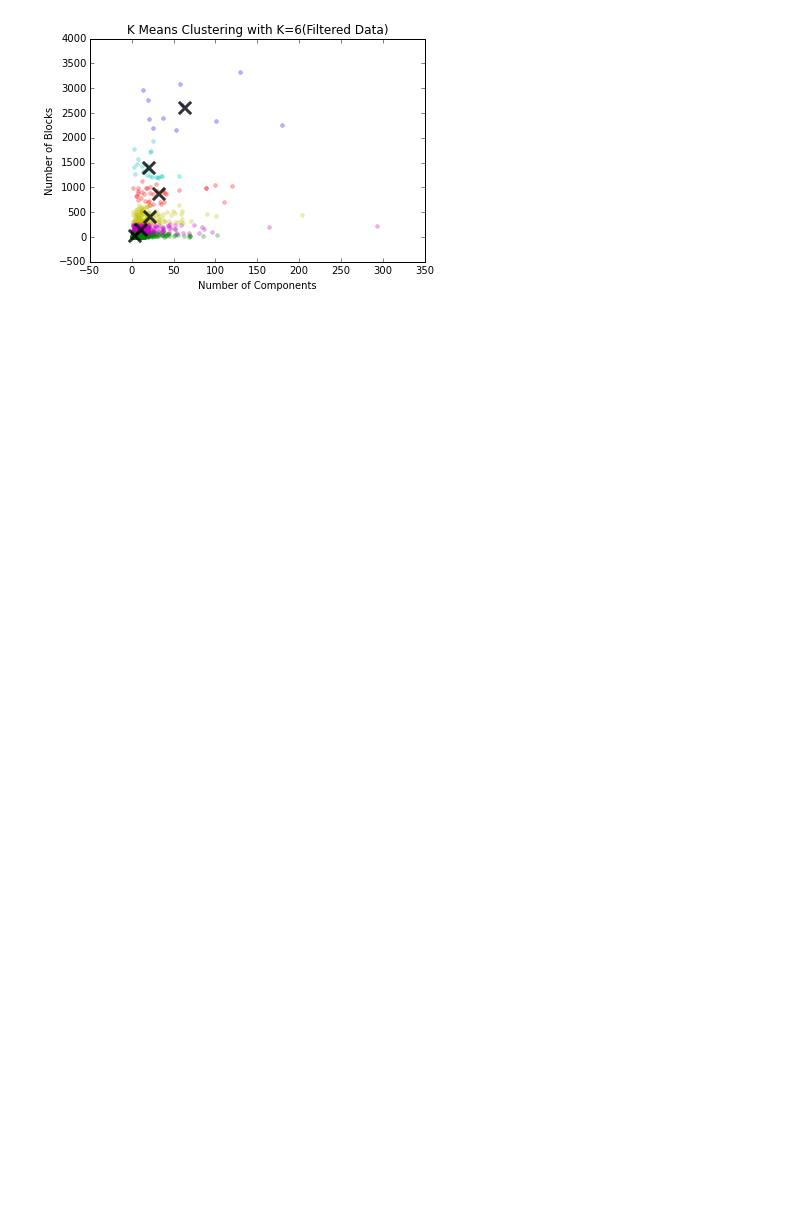
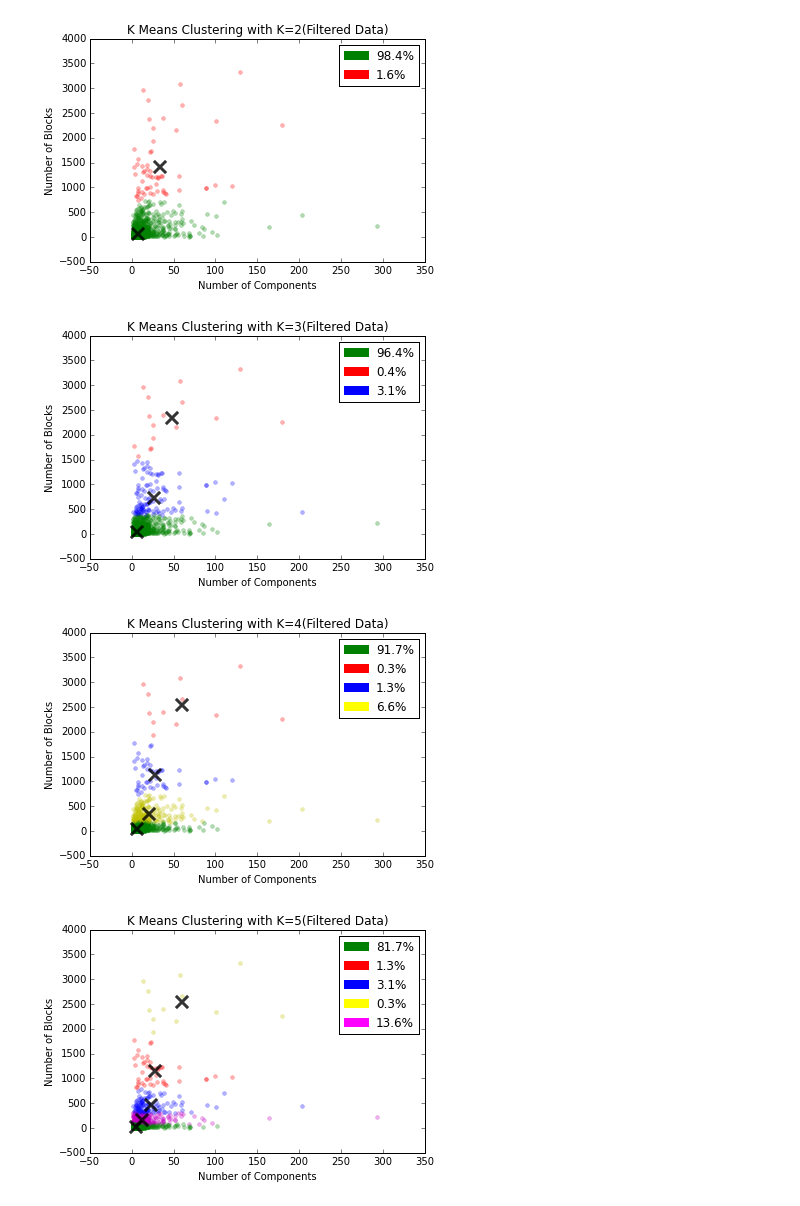
Before and after one commit to bxie/ai2_analysis, a Jupyter notebook: Clustering_K_Means.ipynb, the cells around one changed output. Drawn from its saved outputs; the diff is of its cells as text; code cells hidden in the pictures; blank space fills up the shorter version.

Commit message:
Improved Filtering to remove certainly non-functional projects, made new plots

```diff
--- a/Clustering_K_Means.ipynb
+++ b/Clustering_K_Means.ipynb
@@ -13,37 +16,59 @@ data = pd.DataFrame.from_csv('omit/ai2_data.csv', 0,
                              ',',0,True, None, False, False)
 
 #Data Filtering
-data = data[data.num_blocks<5000] #removing 3 outlier projects
+data = data[data.num_blocks>2][data.num_components>1][data.num_blocks<5000] # "certainly nonfunctional", outliers
 
 cols_data = data[['num_components','num_blocks']]
 # print cols_data
 X = np.array(cols_data)
 
-for num_clusters in range(6,7):
+# def make_kmeans_plots(data, k_range, output_loc, filtered):
+for num_clusters in range(2,7):
     plt.figure() #clears plot
     kmeans = KMeans(n_clusters=num_clusters) #if n>6, need to add to COLORS
     kmeans.fit(X)
     centroids = kmeans.cluster_centers_
     labels = kmeans.labels_
     # print(centroids)
     # print(labels)
 
     #Plotting
-    COLORS = ["g.","r.","b.","y.","m.","c."][0:num_clusters+1]
+    COLORS = ["g.","r.","b.","y.","m.","c."]
+    LEGEND_COLORS = ["green","red","blue","yellow","magenta","cyan"]
 
     for i in range(len(X)):
     #     print("coordinate:",X[i], "label:", labels[i])
         plt.plot(X[i][0], X[i][1], COLORS[labels[i]], markersize = 8, alpha = 0.3)
 
     plt.scatter(centroids[:, 0],centroids[:, 1], marker = "x", s=150, linewidths = 3, zorder = 10, alpha=0.8, color="black")
     plt.xlabel("Number of Components")
     plt.ylabel("Number of Blocks")
     plt.title("K Means Clustering with K=" + str(num_clusters) + "(Filtered Data)")
 
+
+    count = defaultdict()
+    for val in labels:
+        if val in count:
+            count[val]+=1
+        else:
+            count[val]=1
+    N = len(labels) #total number of points
+    #adding legend
+    patch_list = []
+    for i in range(0,num_clusters):
+        percent = float(count[i]*100./N)
+        patch = mpatches.Patch(color=LEGEND_COLORS[i], label=str("%.1f" % percent) + "%")
+        patch_list.append(patch)
+    plt.legend(handles=patch_list)
+
+
     filename = 'k_'+str(num_clusters)+'.png'
     plt.savefig("k_means_plots/components_to_blocks/filtered/"+filename, dpi=300, figsize=(8,10))
 
     plt.show()
 print "Done!"
 # %% [output]
-[figure, old version]
+[figure, new version]
+[figure, added]
+[figure, added]
+[figure, added]
```
Also changed, not shown: parts of 4 cells of this notebook, 11 other files.
